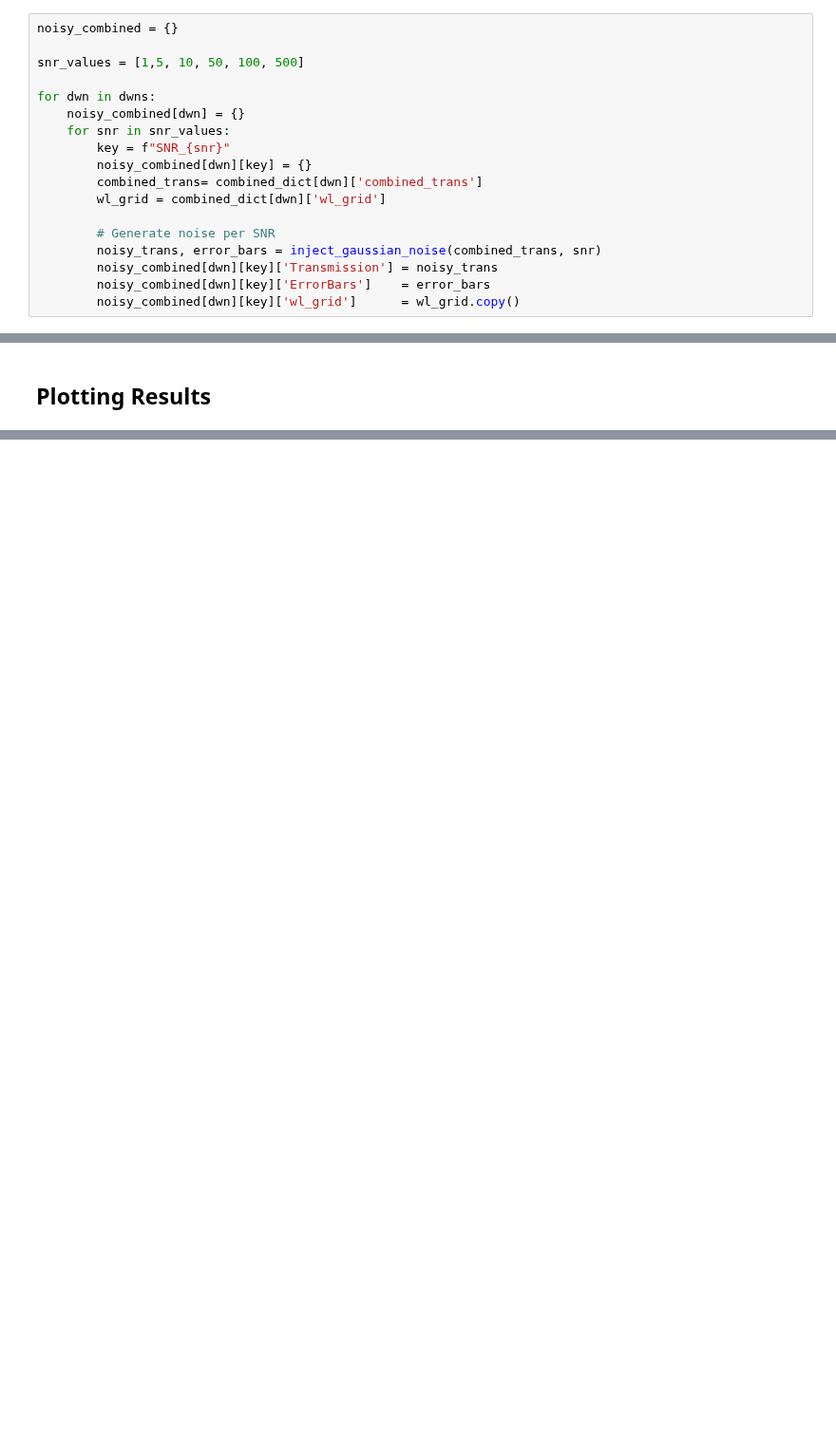
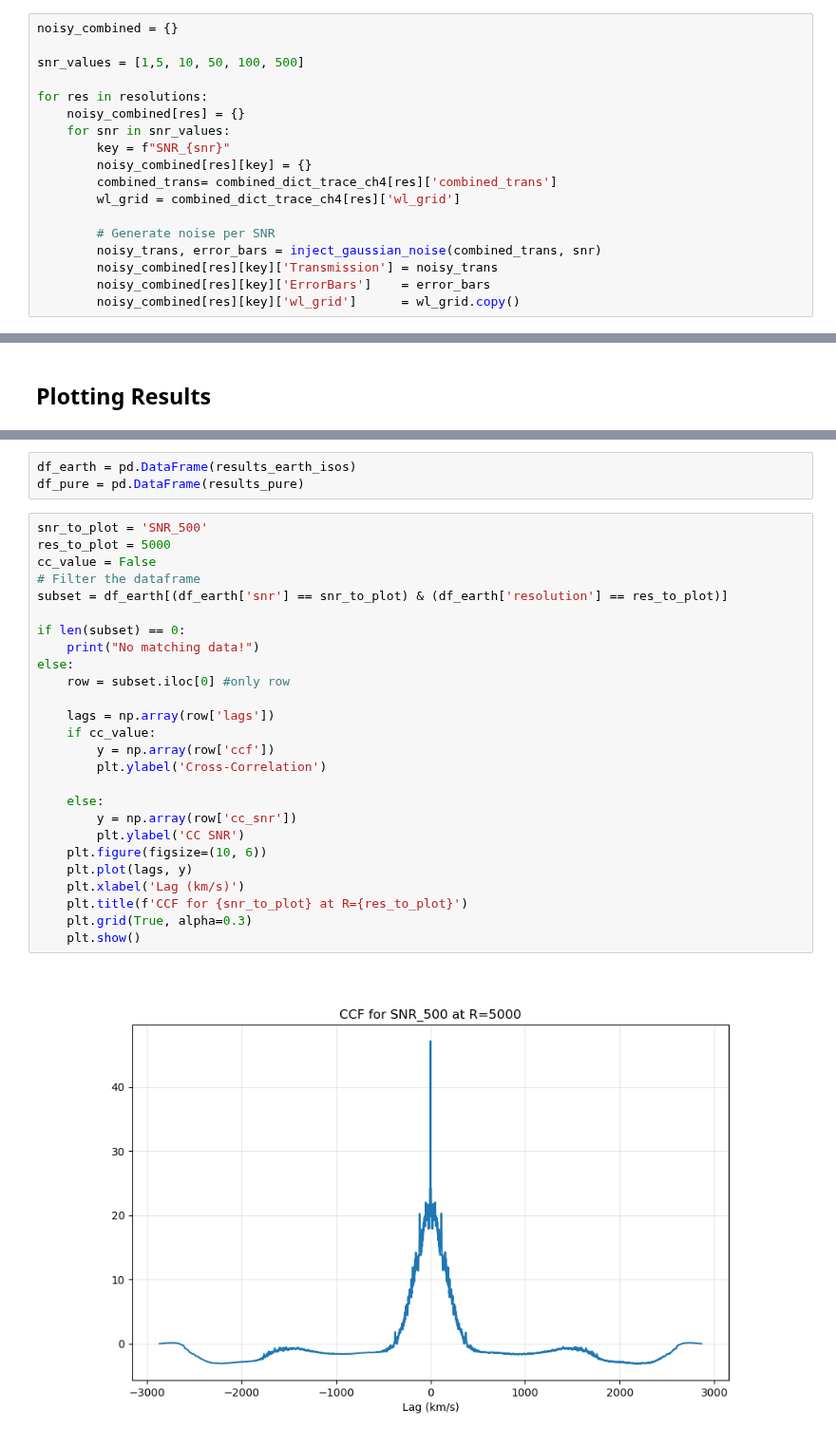
Before and after one commit to zanecollins/sgl_science_case, a Jupyter notebook: sgl_science_case/notebooks/summer_26_isotope_tests_cc.ipynb, the cells around one changed output, grey strips where cells are left out. Shown at 95% size. Saved outputs shown, nothing was run; the diff lists cells and outputs as text; blank space fills up the shorter version.

```diff
--- a/sgl_science_case/notebooks/summer_26_isotope_tests_cc.ipynb
+++ b/sgl_science_case/notebooks/summer_26_isotope_tests_cc.ipynb
@@ -349,17 +442,17 @@ noisy_combined = {}
 
 snr_values = [1,5, 10, 50, 100, 500]
 
-for dwn in dwns:
-    noisy_combined[dwn] = {}
+for res in resolutions:
+    noisy_combined[res] = {}
     for snr in snr_values:
         key = f"SNR_{snr}"
-        noisy_combined[dwn][key] = {}
-        combined_trans= combined_dict[dwn]['combined_trans']
-        wl_grid = combined_dict[dwn]['wl_grid']
+        noisy_combined[res][key] = {}
+        combined_trans= combined_dict_trace_ch4[res]['combined_trans']
+        wl_grid = combined_dict_trace_ch4[res]['wl_grid']
 
         # Generate noise per SNR
         noisy_trans, error_bars = inject_gaussian_noise(combined_trans, snr)
-        noisy_combined[dwn][key]['Transmission'] = noisy_trans
-        noisy_combined[dwn][key]['ErrorBars']    = error_bars
-        noisy_combined[dwn][key]['wl_grid']      = wl_grid.copy()
+        noisy_combined[res][key]['Transmission'] = noisy_trans
+        noisy_combined[res][key]['ErrorBars']    = error_bars
+        noisy_combined[res][key]['wl_grid']      = wl_grid.copy()
 # %% [markdown]
@@ -482,0 +549,31 @@ plt.grid(True, which='both', ls='--', alpha=0.7)
+# %%
+df_earth = pd.DataFrame(results_earth_isos)
+df_pure = pd.DataFrame(results_pure)
+# %%
+snr_to_plot = 'SNR_500'
+res_to_plot = 5000
+cc_value = False
+# Filter the dataframe
+subset = df_earth[(df_earth['snr'] == snr_to_plot) & (df_earth['resolution'] == res_to_plot)]
+
+if len(subset) == 0:
+    print("No matching data!")
+else:
+    row = subset.iloc[0] #only row
+
+    lags = np.array(row['lags'])
+    if cc_value:
+        y = np.array(row['ccf'])
+        plt.ylabel('Cross-Correlation')
+
+    else:
+        y = np.array(row['cc_snr'])
+        plt.ylabel('CC SNR')
+    plt.figure(figsize=(10, 6))
+    plt.plot(lags, y)
+    plt.xlabel('Lag (km/s)')
+    plt.title(f'CCF for {snr_to_plot} at R={res_to_plot}')
+    plt.grid(True, alpha=0.3)
+    plt.show()
+# %% [output]
+[figure, added]
```
Also changed, not shown: parts of 32 cells of this notebook, 9 other files.
